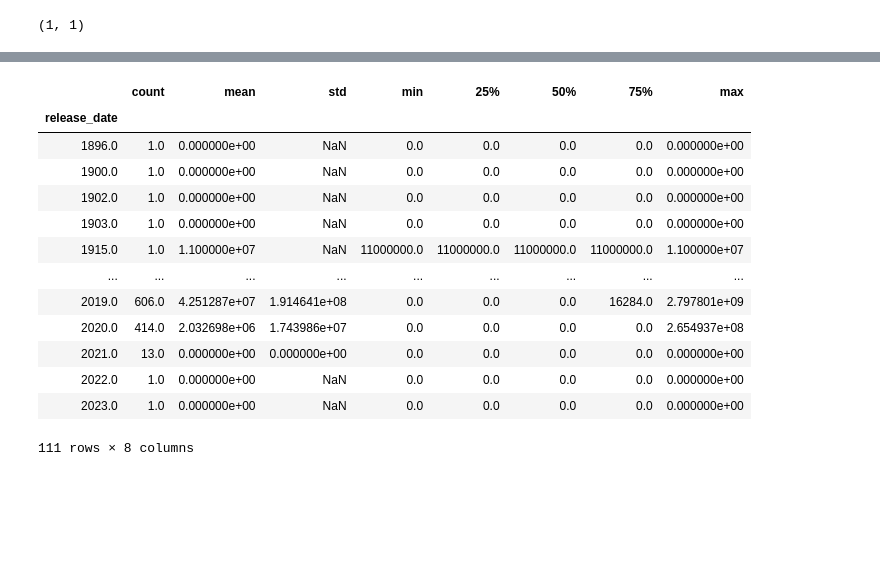
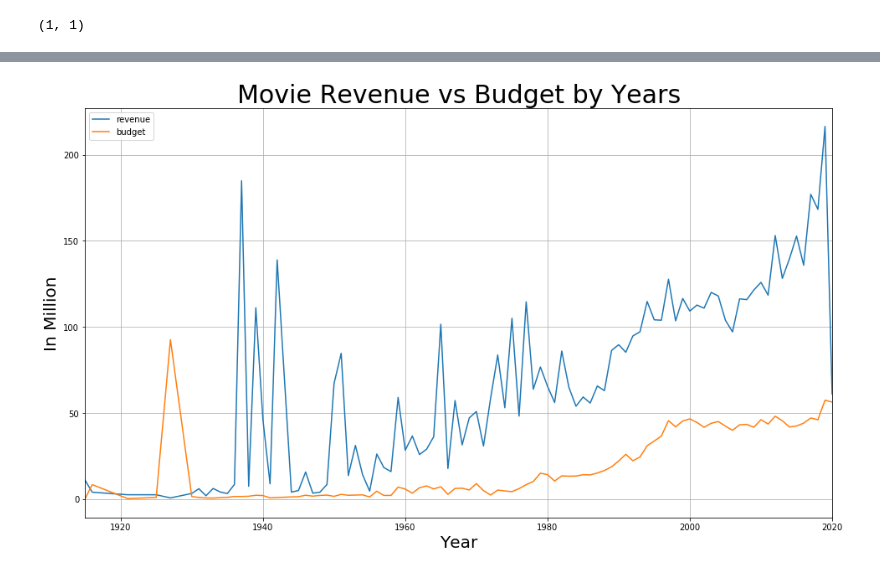
Before and after one commit to CaryMosley/Mod1Project, a Jupyter notebook: MovieStatistics.ipynb, the cells around one changed output, grey strips where cells are left out. Saved outputs shown, nothing was run; the diff lists cells and outputs as text; code cells hidden in the pictures; blank space fills up the shorter version.

Commit message:
completed both graphs

```diff
--- a/MovieStatistics.ipynb
+++ b/MovieStatistics.ipynb
@@ -359,0 +347,6 @@ Name: revenue, Length: 9975, dtype: float64
+# %%
+# divide revenue column by 1,000,000
+df2['revenue'] = round(df2['revenue'].div(1000000),2)
+# %%
+# divide budget column by 1,000,000
+df2['budget'] = round(df2['budget'].div(1000000),2)
@@ -359,0 +363,6 @@ Name: revenue, Length: 9975, dtype: float64
+# %%
+# set up condition to filter cell that have 0 values
+condition = (df2.revenue != 0) & (df2.budget != 0)
+# %%
+# Create the goupby year obj. for calculating mean on revenue and budget
+filtered_rb = df2[condition].groupby(pd.DatetimeIndex(test.release_date).year)
@@ -360 +388,9 @@ Name: revenue, Length: 9975, dtype: float64
+# %%
+# Ploting the revenue & budget mean over years to see the treding of the movie market
+ax =filtered_rb[('revenue', 'budget')].mean().plot(figsize=(16,9), title='Movie Revenue vs Budget by Years', grid=True)
+ax.set_xlabel("Year", fontsize=20)
+ax.set_ylabel("In Million", fontsize=20)
+ax.title.set_size(30)
+# %% [output]
+[figure, added]
 # %%
@@ -361,18 +398 @@ Name: revenue, Length: 9975, dtype: float64
 df2_yr = df2.groupby(pd.DatetimeIndex(df2.release_date).year)
-# %%
-df2_yr.revenue.describe()
-# %% [output]
-|  | count | mean | std | min | 25% | 50% | 75% | max |
-| release_date |  |  |  |  |  |  |  |  |
-| 1896.0 | 1.0 | 0.000000e+00 | NaN | 0.0 | 0.0 | 0.0 | 0.0 | 0.000000e+00 |
-| 1900.0 | 1.0 | 0.000000e+00 | NaN | 0.0 | 0.0 | 0.0 | 0.0 | 0.000000e+00 |
-| 1902.0 | 1.0 | 0.000000e+00 | NaN | 0.0 | 0.0 | 0.0 | 0.0 | 0.000000e+00 |
-| 1903.0 | 1.0 | 0.000000e+00 | NaN | 0.0 | 0.0 | 0.0 | 0.0 | 0.000000e+00 |
-| 1915.0 | 1.0 | 1.100000e+07 | NaN | 11000000.0 | 11000000.0 | 11000000.0 | 11000000.0 | 1.100000e+07 |
-| ... | ... | ... | ... | ... | ... | ... | ... | ... |
-| 2019.0 | 606.0 | 4.251287e+07 | 1.914641e+08 | 0.0 | 0.0 | 0.0 | 16284.0 | 2.797801e+09 |
-| 2020.0 | 414.0 | 2.032698e+06 | 1.743986e+07 | 0.0 | 0.0 | 0.0 | 0.0 | 2.654937e+08 |
-| 2021.0 | 13.0 | 0.000000e+00 | 0.000000e+00 | 0.0 | 0.0 | 0.0 | 0.0 | 0.000000e+00 |
-| 2022.0 | 1.0 | 0.000000e+00 | NaN | 0.0 | 0.0 | 0.0 | 0.0 | 0.000000e+00 |
-| 2023.0 | 1.0 | 0.000000e+00 | NaN | 0.0 | 0.0 | 0.0 | 0.0 | 0.000000e+00 |
-111 rows × 8 columns
```
Also changed, not shown: parts of 24 cells of this notebook.
